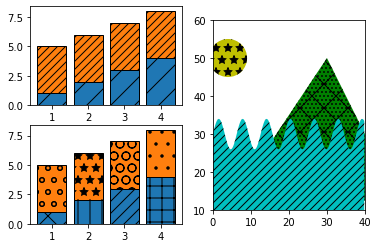
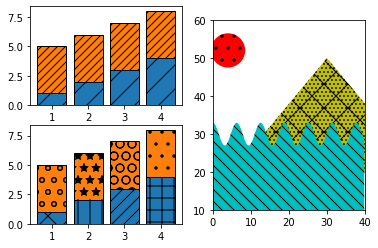
The notebook cell's code change between the first figure and the second:
--- before
+++ after
@@ -20,10 +20,10 @@
 
 x = np.arange(0, 40, 0.2)
-axs['patches'].fill_between(x, np.sin(x) * 4 + 30, y2 = 0,
-                            hatch='///', zorder= 2 , fc = 'c')
-axs['patches'].add_patch(Ellipse((4, 50), 10, 10, fill = True,
-                                 hatch = '*', facecolor = 'y'))
-axs['patches'].add_patch(Polygon([(10, 20), (30, 50), (50, 10)],
-                                 hatch='\/...', facecolor='g'))
+axs['patches'].fill_between(x, np.cos(x) * 3 + 30, y2 = 0,
+                            hatch='\\\\', zorder= 2 , fc = 'c')
+axs['patches'].add_patch(Ellipse((4, 52), 9, 9, fill = True,
+                                 hatch = '.', facecolor = 'r'))
+axs['patches'].add_patch(Polygon([(5, 20), (30, 50), (55, 20)],
+                                 hatch='\/...', facecolor='y'))
 axs['patches'].set_xlim([0, 40])
 axs['patches'].set_ylim([10, 60])

Commit: Update ipynb file